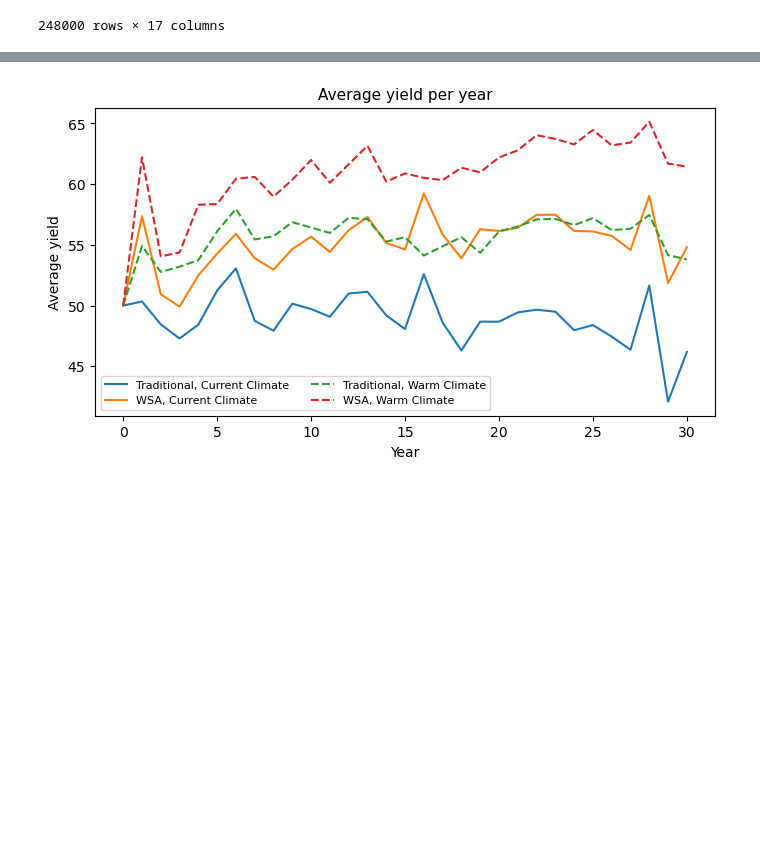
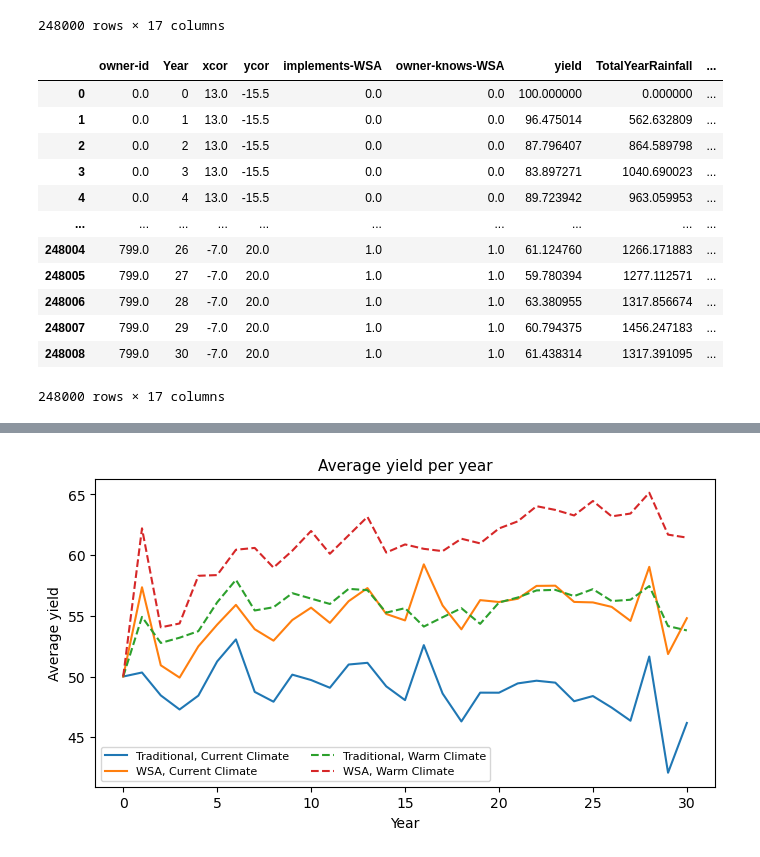
Before and after one commit to WylieMabel/TreesAndThat, a Jupyter notebook: Model Output/data_analysis_3.ipynb, the cells around one changed output, grey strips where cells are left out. Saved outputs shown, nothing was run; the diff lists cells and outputs as text; code cells hidden in the pictures; blank space fills up the shorter version.

```diff
--- a/Model Output/data_analysis_3.ipynb
+++ b/Model Output/data_analysis_3.ipynb
@@ -80,3 +82,19 @@ df_20_hj_w = format_df('modelOutputParamCombo16')
 
 df_20_lj_c = format_df('modelOutputParamCombo8')
 df_20_lj_w = format_df('modelOutputParamCombo17')
+# %%
+df_10_hj_c
+# %% [output]
+|  | owner-id | Year | xcor | ycor | implements-WSA | owner-knows-WSA | yield | TotalYearRainfall | ... |
+| 0 | 0.0 | 0 | 13.0 | -15.5 | 0.0 | 0.0 | 100.000000 | 0.000000 | ... |
+| 1 | 0.0 | 1 | 13.0 | -15.5 | 0.0 | 0.0 | 96.475014 | 562.632809 | ... |
+| 2 | 0.0 | 2 | 13.0 | -15.5 | 0.0 | 0.0 | 87.796407 | 864.589798 | ... |
+| 3 | 0.0 | 3 | 13.0 | -15.5 | 0.0 | 0.0 | 83.897271 | 1040.690023 | ... |
+| 4 | 0.0 | 4 | 13.0 | -15.5 | 0.0 | 0.0 | 89.723942 | 963.059953 | ... |
+| ... | ... | ... | ... | ... | ... | ... | ... | ... | ... |
+| 248004 | 799.0 | 26 | -7.0 | 20.0 | 1.0 | 1.0 | 61.124760 | 1266.171883 | ... |
+| 248005 | 799.0 | 27 | -7.0 | 20.0 | 1.0 | 1.0 | 59.780394 | 1277.112571 | ... |
+| 248006 | 799.0 | 28 | -7.0 | 20.0 | 1.0 | 1.0 | 63.380955 | 1317.856674 | ... |
+| 248007 | 799.0 | 29 | -7.0 | 20.0 | 1.0 | 1.0 | 60.794375 | 1456.247183 | ... |
+| 248008 | 799.0 | 30 | -7.0 | 20.0 | 1.0 | 1.0 | 61.438314 | 1317.391095 | ... |
+248000 rows × 17 columns
```
Also changed, not shown: parts of 11 cells of this notebook.
